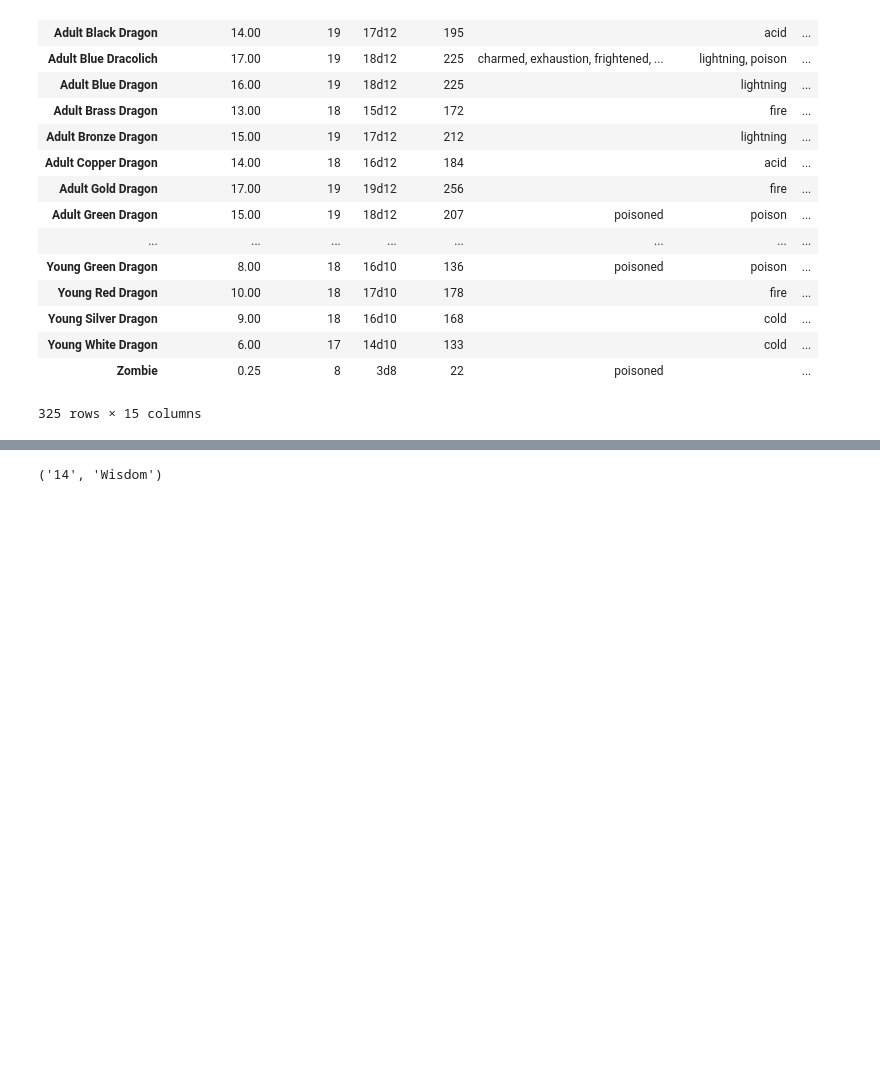
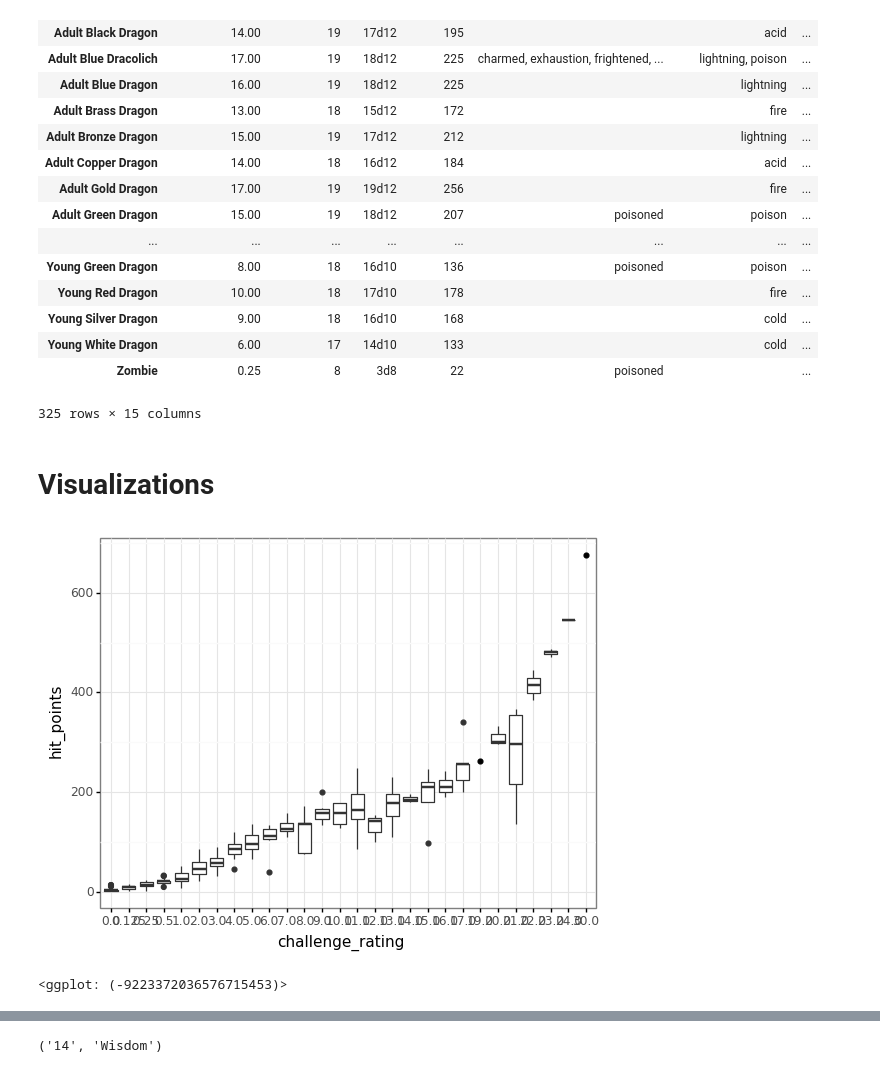
Before and after one commit to wisygig/cr, a Jupyter notebook: Exploratory analysis.ipynb, the cells around one changed output, grey strips where cells are left out. Saved outputs shown, nothing was run; the diff lists cells and outputs as text; code cells hidden in the pictures; blank space fills up the shorter version.

Commit message:
switch to plotnine for visualization

```diff
--- a/Exploratory analysis.ipynb
+++ b/Exploratory analysis.ipynb
@@ -39,0 +33,2 @@ replace_nan(monster_df, 'special_abilities', list)
+# %% [markdown]
+# Visualizations
@@ -39,0 +37,15 @@ replace_nan(monster_df, 'special_abilities', list)
+# %%
+df = pd.DataFrame.copy(monster_df[['challenge_rating', 'hit_points', 'armor_class']])
+df.challenge_rating= df.challenge_rating.astype('category')
+
+# due to a matplotlib bug, plotnine doesn't handle categoricals with one datapoint gracefully
+counts = df.challenge_rating.groupby(df.challenge_rating).count().rename('count')
+singletons = [x for x in counts.index[counts == 1]]
+a = df[df.challenge_rating.apply(lambda x: x not in singletons)]
+b = df[df.challenge_rating.apply(lambda x: x in singletons)]
+
+ggplot(a, aes(x='challenge_rating', y='hit_points')) + geom_boxplot() \
+    + geom_point(b, aes(x='challenge_rating', y='hit_points')) + theme_bw()
+# %% [output]
+[figure, added]
+<ggplot: (-9223372036576715453)>
```
Also changed, not shown: parts of 12 cells of this notebook, 1 other file.
